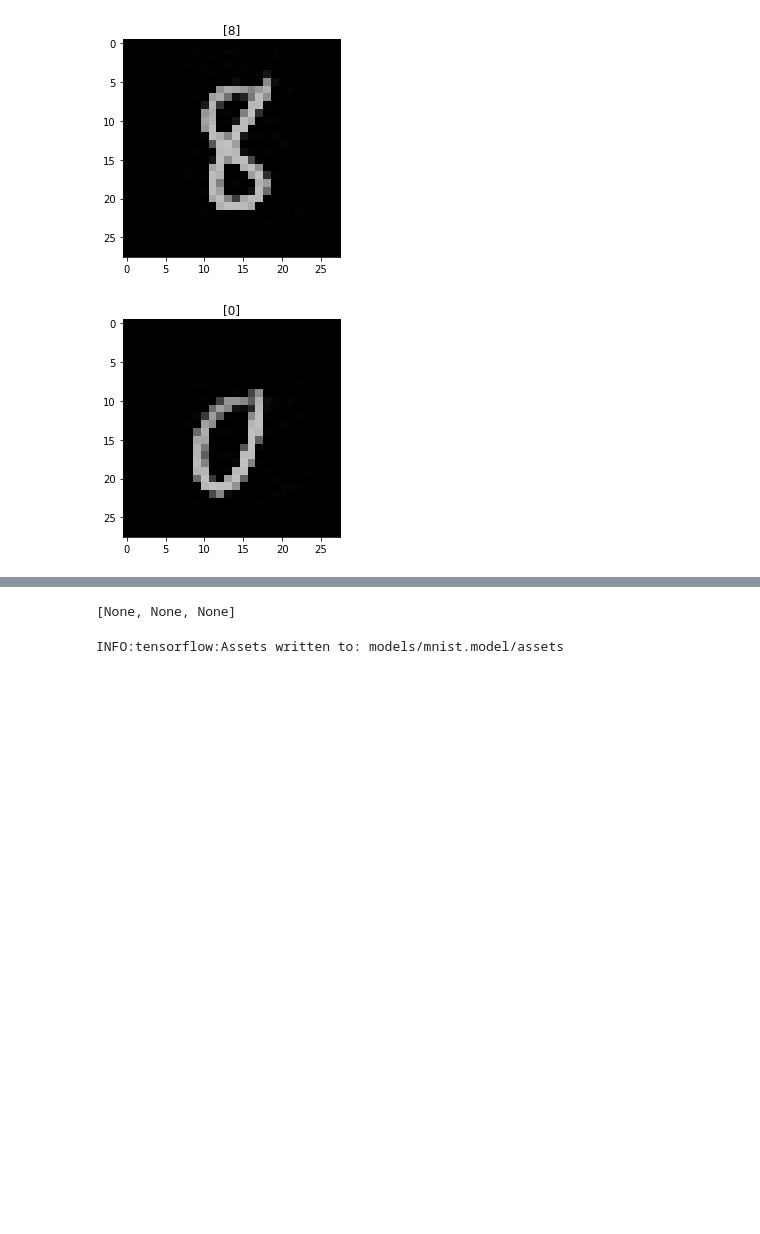
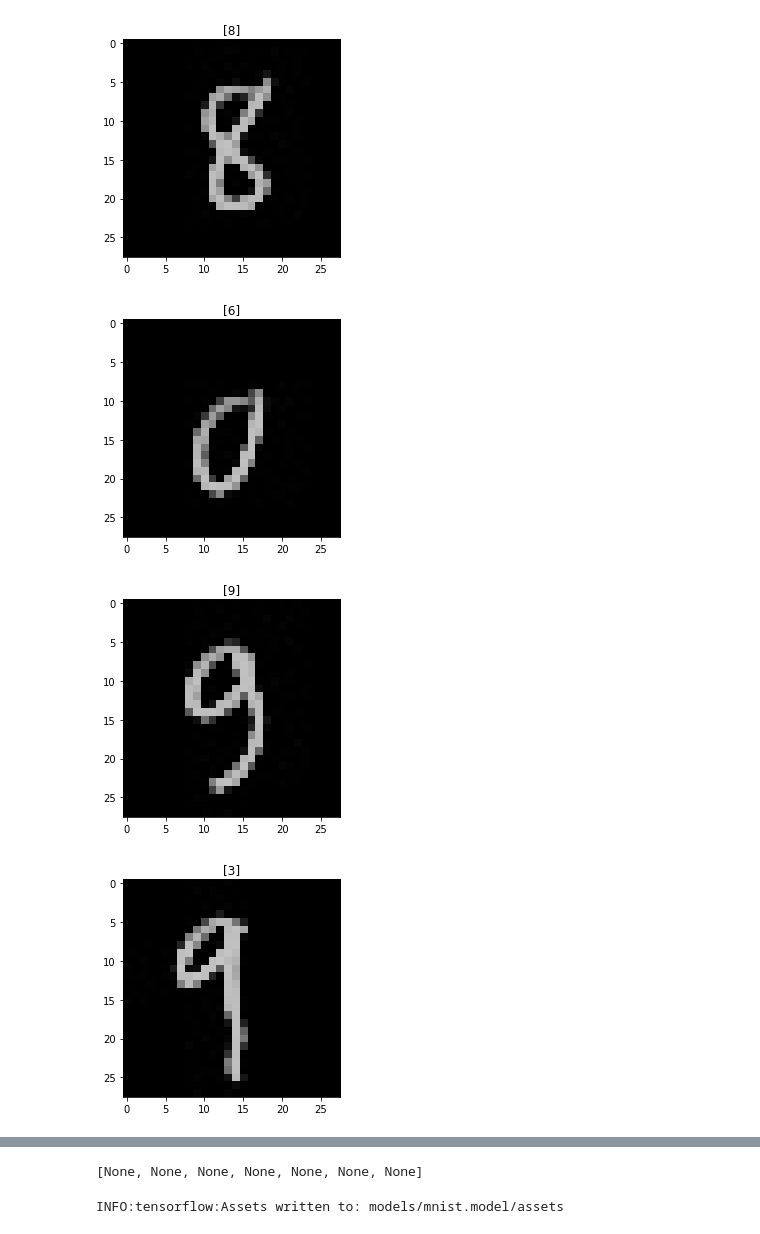
Before and after one commit to arthurcolle/mnist-neural-network, a Jupyter notebook: MNIST neural network.ipynb, the cells around one changed output, grey strips where cells are left out. Drawn from its saved outputs; the diff is of its cells as text; code cells hidden in the pictures; blank space fills up the shorter version.

```diff
--- a/MNIST neural network.ipynb
+++ b/MNIST neural network.ipynb
@@ -42,5 +42,5 @@ from sklearn import datasets
 train_labels = to_categorical(train_labels)
 test_labels = to_categorical(test_labels)
 
-nn.fit(train_images, train_labels, epochs=12, batch_size=128)
+nn.fit(train_images, train_labels, epochs=6, batch_size=128)
 # %% [output]
@@ -64,23 +59,36 @@ Epoch 12/12
 <keras.callbacks.History at 0x...>
 # %%
-files = ["images/4.jpg", "images/8.jpg", "images/0.jpg"]
+import cv2 as cv
+import cv2
+import matplotlib.pyplot as plt
+# %matplotlib inline
+%matplotlib auto
+import numpy as np
+
+files = ["images/4.jpg", "images/8.jpg", "images/0.jpg", "images/9_curved.jpg",
+"images/9_straight.jpg",
+"images/2_straight.jpg",
+"images/2_curve.jpg"]
+
 
 def plot_image_result(file):
     image = cv.imread(file, cv.IMREAD_GRAYSCALE)
     image = cv.resize(image, (28, 28))
     image = image.astype('float32')
     image = image.reshape(1, 28, 28, 1)
     image = 255-image
     image /= 255
 
     pred = nn.predict(image.reshape(1, 784), batch_size=1)
 
     plt.imshow(cv2.cvtColor(image.reshape(28,28), cv2.COLOR_BGR2RGB))
     plt.title(np.argmax(pred, axis=1))
     plt.show()
 
 [plot_image_result(file) for file in files]
 # %% [output]
 [figure]
 [figure]
 [figure]
+[figure, added]
+[figure, added]
@@ -87,4 +97,4 @@ def plot_image_result(file):
-[None, None, None]
+[None, None, None, None, None, None, None]
 # %%
 nn.save("models/mnist.model")
 # %% [output]
```
Also changed, not shown: parts of 3 cells of this notebook, 5 other files.
